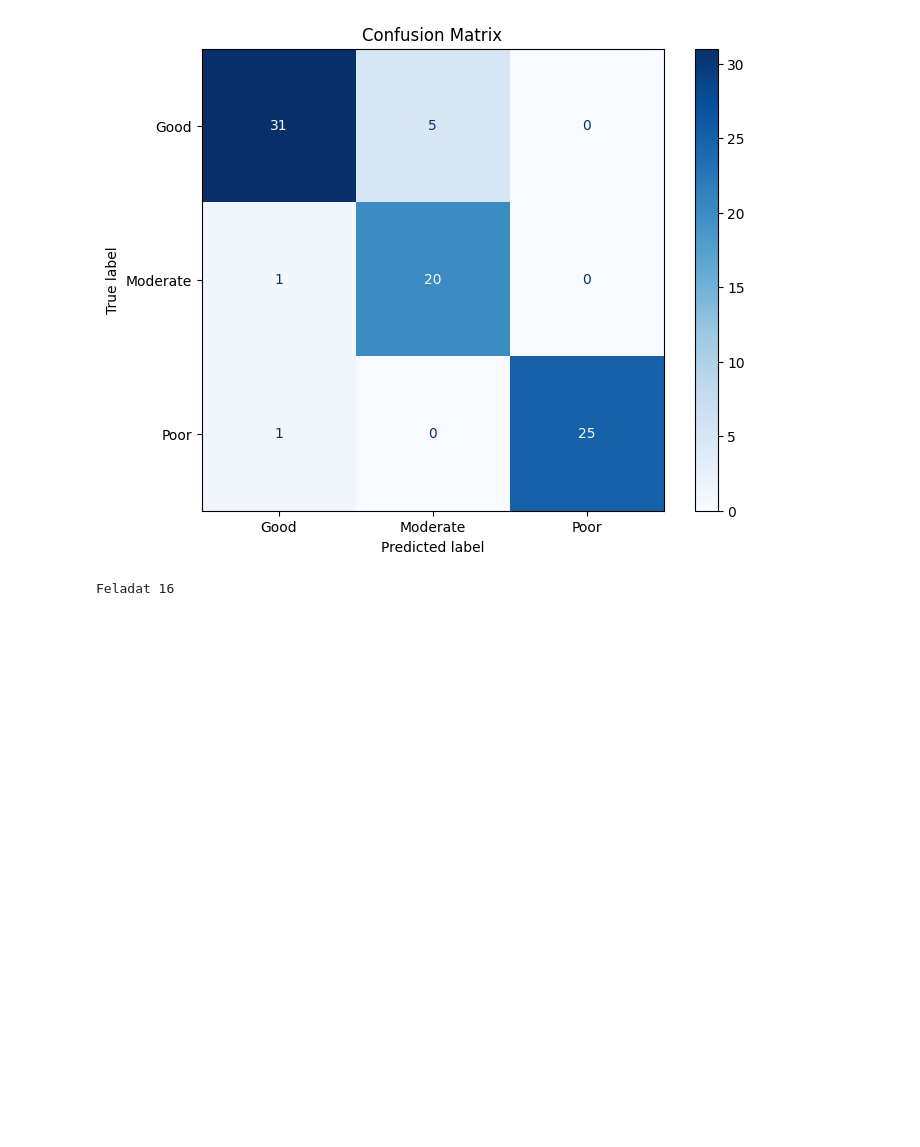
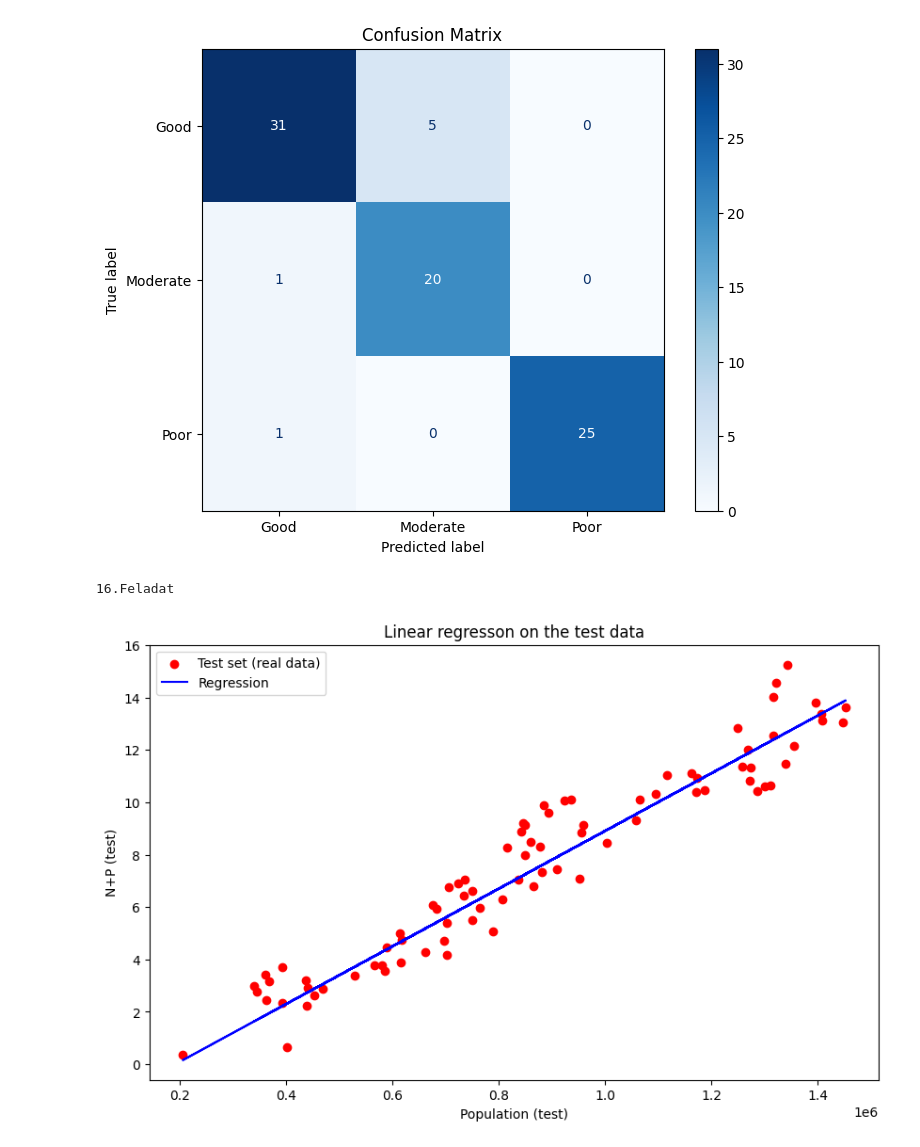
Before and after one commit to GYTamas55/University-Projects, a Jupyter notebook: Python data project/vizes.ipynb, the cells around one changed output. Saved outputs shown, nothing was run; the diff lists cells and outputs as text; code cells hidden in the pictures; blank space fills up the shorter version.

Commit message:
Linear regression calculations on N+P and Population

```diff
--- a/Python data project/vizes.ipynb
+++ b/Python data project/vizes.ipynb
@@ -427,6 +427,28 @@ Classification Report:
 weighted avg       0.92      0.92      0.92        83
 [figure]
 # %%
-print("Feladat 16")
+from sklearn.linear_model import LinearRegression
+
+print("16.Feladat")
+
+x = new_Data[["Population"]]
+y = new_Data["N+P"]
+
+x_train, x_test, y_train, y_test = train_test_split(x, y, test_size=0.2, random_state=42)
+
+lr_model = LinearRegression()
+lr_model.fit(x_train, y_train)
+
+y_pred = lr_model.predict(x_test)
+
+plot.figure(figsize=(10, 6))
+plot.scatter(x_test, y_test, color='red', label='Test set (real data)')
+plot.plot(x_test, y_pred, color='blue', label='Regression')
+plot.title('Linear regresson on the test data')
+plot.xlabel('Population (test)')
+plot.ylabel('N+P (test)')
+plot.legend()
+plot.show()
 # %% [output]
-Feladat 16
+16.Feladat
+[figure, added]
```
Also changed, not shown: parts of 1 cell of this notebook.
